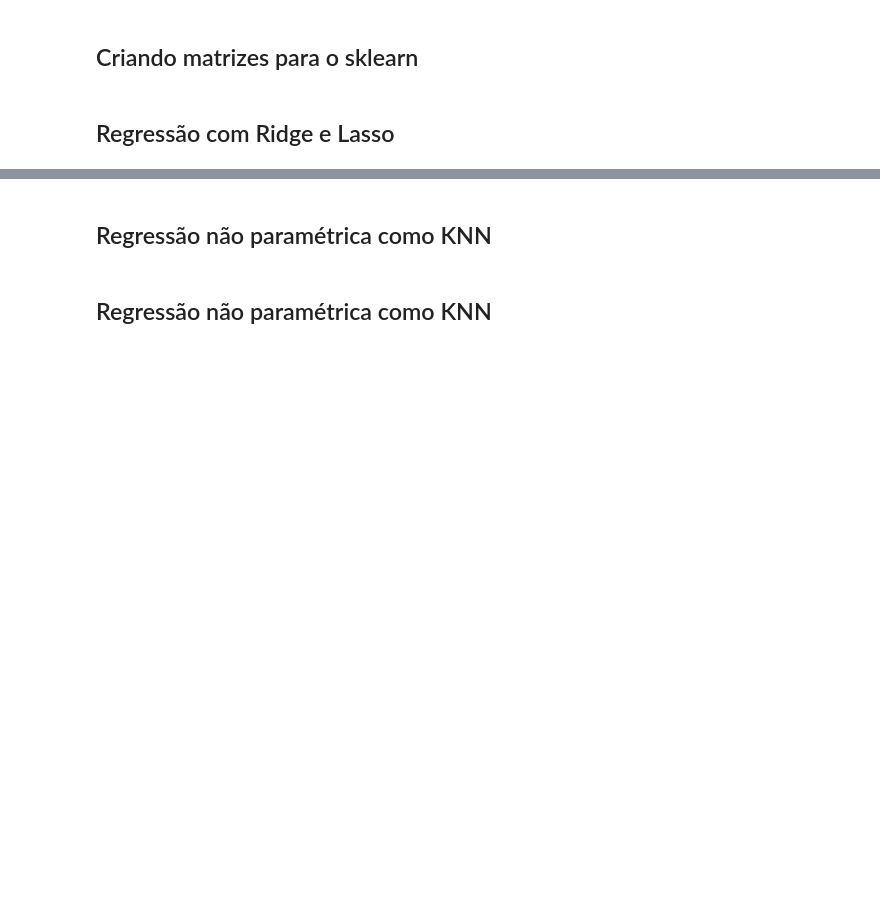
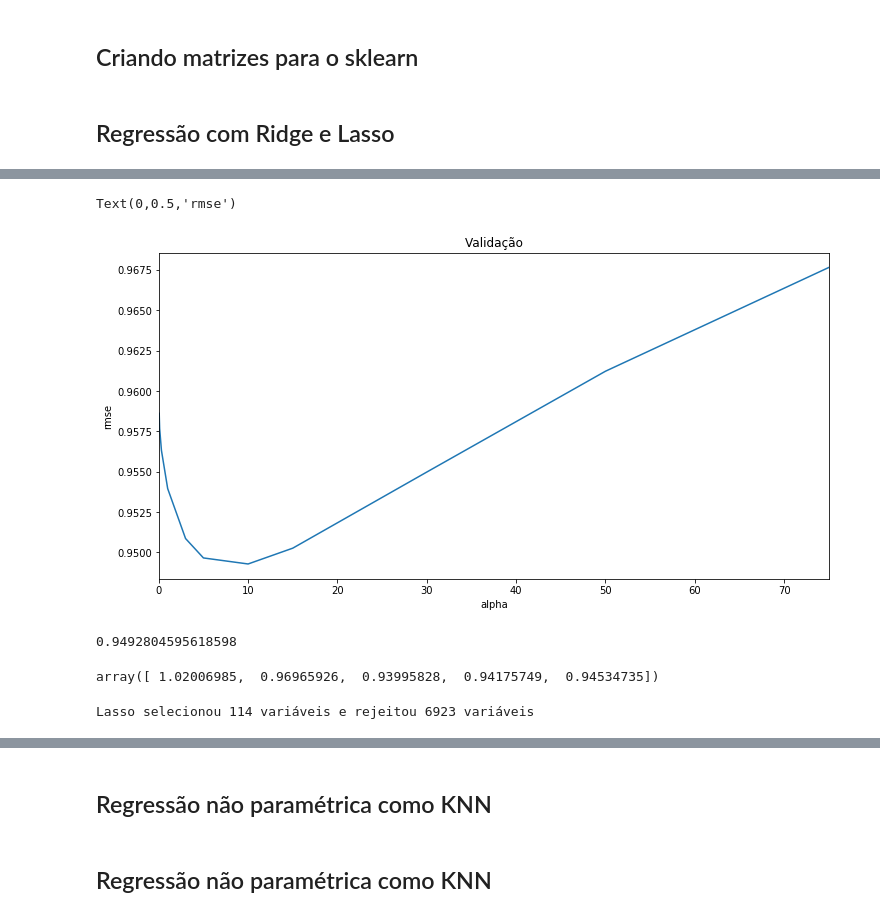
Before and after one commit to Lorenaps/aprendizagem-maquina, a Jupyter notebook: previsao_votacao_deputados/previsao_votacao_deputados.ipynb, the cells around one changed output, grey strips where cells are left out. Cells and saved outputs as stored; diff of their text form; code cells hidden in the pictures; blank space fills up the shorter version.

Commit message:
previsao_votacao_deputados.ipynb: Adicionando modelos de regressão com lasso e com ridge regression

```diff
--- a/previsao_votacao_deputados/previsao_votacao_deputados.ipynb
+++ b/previsao_votacao_deputados/previsao_votacao_deputados.ipynb
@@ -212,6 +221,7 @@ Vamos utilizar os dados de 2006 para compor o conjunto de treino e 2010 para o c
 # %% [markdown]
 **todo:** Retirar número sequencial do candidato visto que é apenas um atributo de identificação
 # %%
+eleicoes = eleicoes_mean
 train = eleicoes[(eleicoes.ano==2006)]
 test = eleicoes[(eleicoes.ano==2010)]
 # %% [markdown]
@@ -226,0 +242,12 @@ y_test = test['votos']
+# %%
+def calc_rmse(model):
+    rmse = np.sqrt(-cross_val_score(model, x_train, y_train, scoring="neg_mean_squared_error", cv=5))
+    return rmse
+# %%
+model_ridge = Ridge()
+
+alphas = [0.05, 0.1, 0.3, 1, 3, 5, 10, 15, 30, 50, 75]
+ridge = [calc_rmse(Ridge(alpha= alpha)).mean()
+            for alpha in alphas]
+
+ridge
@@ -226,0 +266,24 @@ y_test = test['votos']
+# %%
+ridge = pd.Series(ridge, index= alphas)
+ridge.plot(title = "Validação")
+plt.xlabel("alpha")
+plt.ylabel("rmse")
+# %% [output]
+Text(0,0.5,'rmse')
+[figure, added]
+# %%
+ridge.min()
+# %% [output]
+0.9492804595618598
+# %%
+model_lasso = LassoCV(alphas=[1, 0.1, 0.001, 0.005]).fit(x_train, y_train)
+
+calc_rmse(model_lasso)
+# %% [output]
+array([ 1.02006985,  0.96965926,  0.93995828,  0.94175749,  0.94534735])
+# %%
+coeficientes = pd.Series(model_lasso.coef_, index = x_train.columns)
+print("Lasso selecionou " + str(sum(coeficientes != 0)) + " variáveis e rejeitou " +
+      str(sum(coeficientes == 0)) + " variáveis")
+# %% [output]
+Lasso selecionou 114 variáveis e rejeitou 6923 variáveis
```
Also changed, not shown: parts of 8 cells of this notebook.
